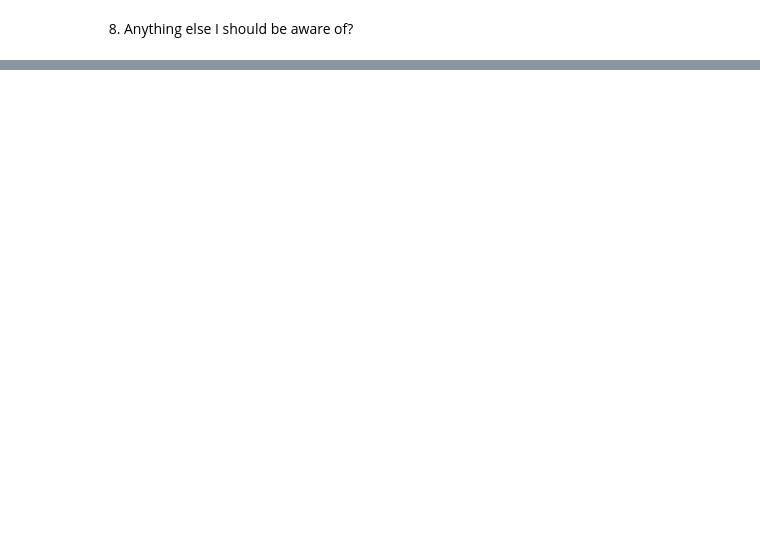
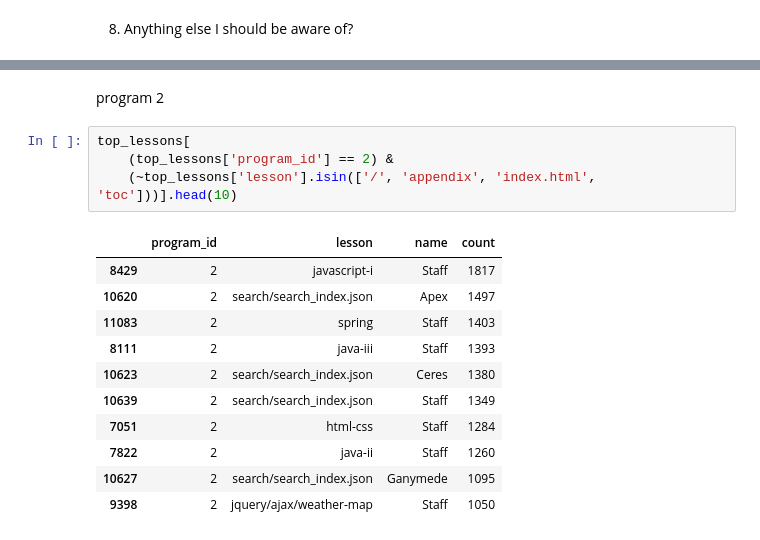
Before and after one commit to Curriculum-Assurance-Team/Curriculum_Engagement_and_Usage_Analysis, a Jupyter notebook: explore_mr.ipynb, the cells around one changed output, grey strips where cells are left out. Drawn from its saved outputs; the diff is of its cells as text; blank space fills up the shorter version.

```diff
--- a/explore_mr.ipynb
+++ b/explore_mr.ipynb
@@ -532,0 +612,18 @@ Name: lesson, dtype: int64
+# %% [markdown]
+program 2
+# %%
+top_lessons[
+    (top_lessons['program_id'] == 2) &
+    (~top_lessons['lesson'].isin(['/', 'appendix', 'index.html', 'toc']))].head(10)
+# %% [output]
+|  | program_id | lesson | name | count |
+| 8429 | 2 | javascript-i | Staff | 1817 |
+| 10620 | 2 | search/search_index.json | Apex | 1497 |
+| 11083 | 2 | spring | Staff | 1403 |
+| 8111 | 2 | java-iii | Staff | 1393 |
+| 10623 | 2 | search/search_index.json | Ceres | 1380 |
+| 10639 | 2 | search/search_index.json | Staff | 1349 |
+| 7051 | 2 | html-css | Staff | 1284 |
+| 7822 | 2 | java-ii | Staff | 1260 |
+| 10627 | 2 | search/search_index.json | Ganymede | 1095 |
+| 9398 | 2 | jquery/ajax/weather-map | Staff | 1050 |
```
Also changed, not shown: parts of 35 cells of this notebook, 1 other file.
